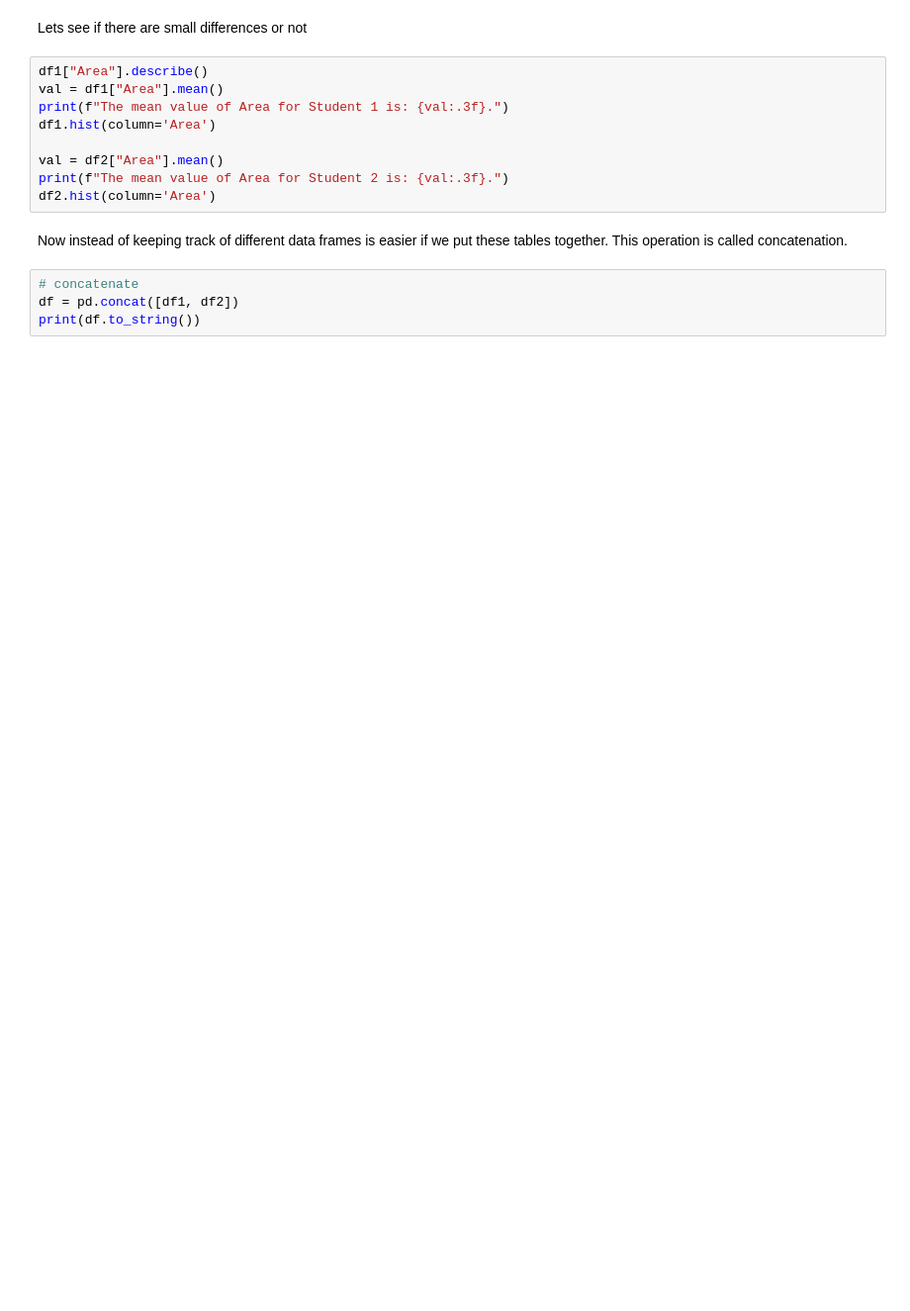
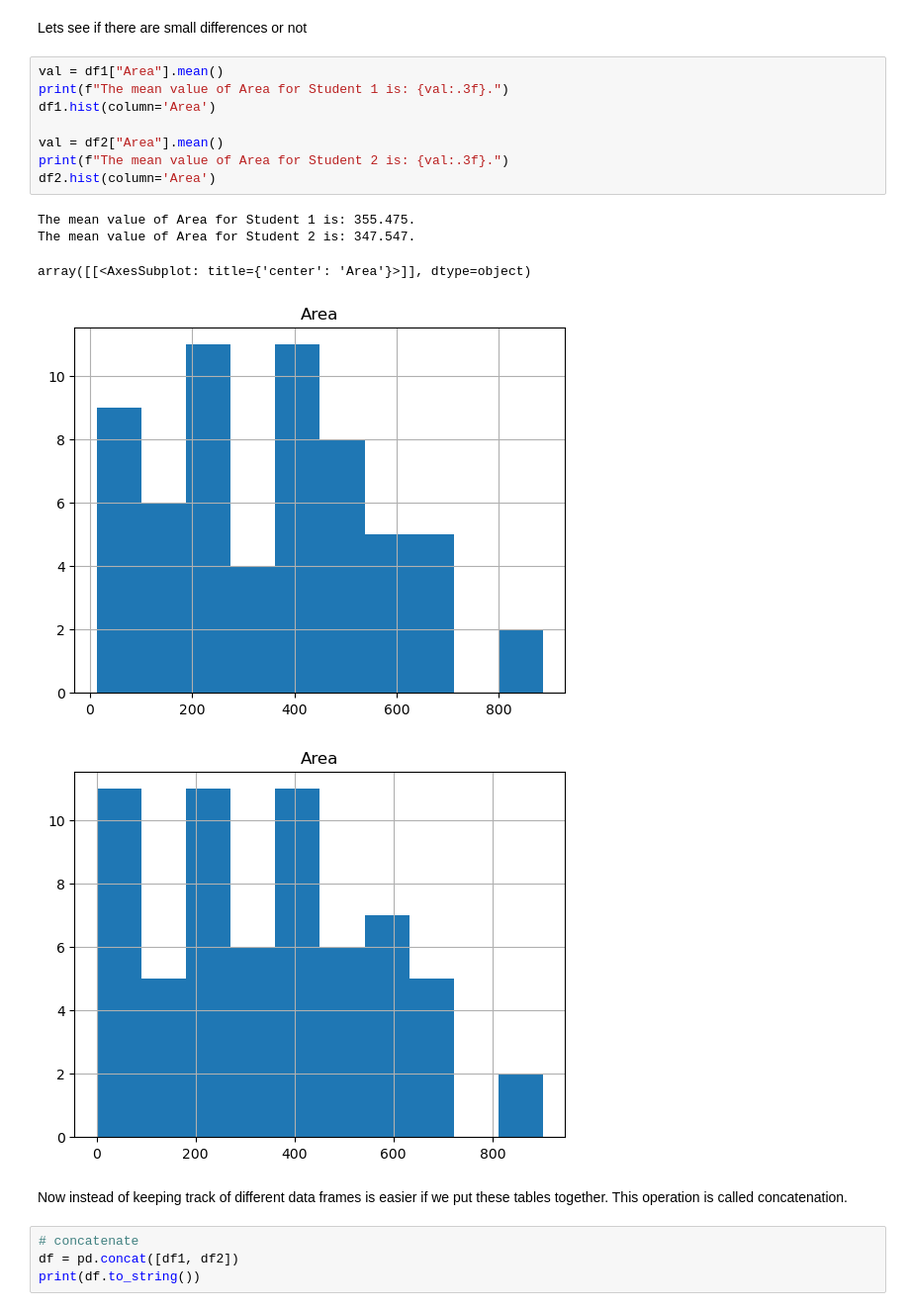
Before and after one commit to CamachoDejay/teaching-bioimage-analysis-python, a Jupyter notebook: basic-data-handling/Book_03.ipynb, the cells around one changed output. Shown at 99% size. Saved outputs shown, nothing was run; the diff lists cells and outputs as text; blank space fills up the shorter version.

```diff
--- a/basic-data-handling/Book_03.ipynb
+++ b/basic-data-handling/Book_03.ipynb
@@ -25,14 +59,19 @@ print(df2.head())
 # %% [markdown]
 Lets see if there are small differences or not
 # %%
-df1["Area"].describe()
 val = df1["Area"].mean()
 print(f"The mean value of Area for Student 1 is: {val:.3f}.")
 df1.hist(column='Area')
 
 val = df2["Area"].mean()
 print(f"The mean value of Area for Student 2 is: {val:.3f}.")
 df2.hist(column='Area')
+# %% [output]
+The mean value of Area for Student 1 is: 355.475.
+The mean value of Area for Student 2 is: 347.547.
+array([[<AxesSubplot: title={'center': 'Area'}>]], dtype=object)
+[figure, added]
+[figure, added]
 # %% [markdown]
 Now instead of keeping track of different data frames is easier if we put these tables together. This operation is called concatenation.
 # %%
```
Also changed, not shown: parts of 7 cells of this notebook, 5 other files.
